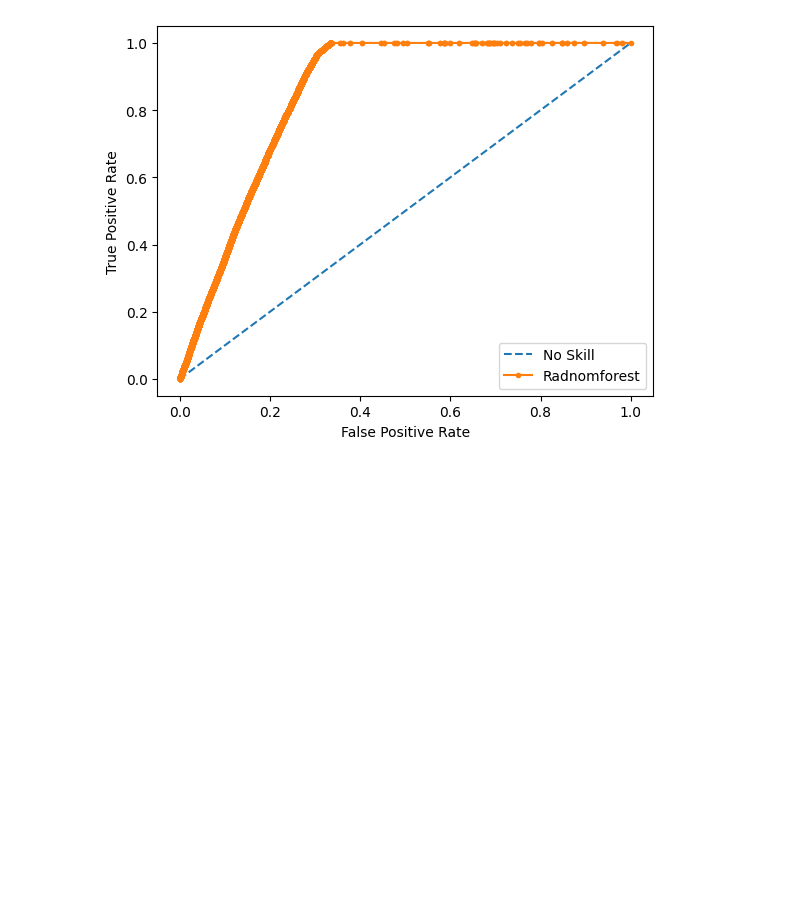
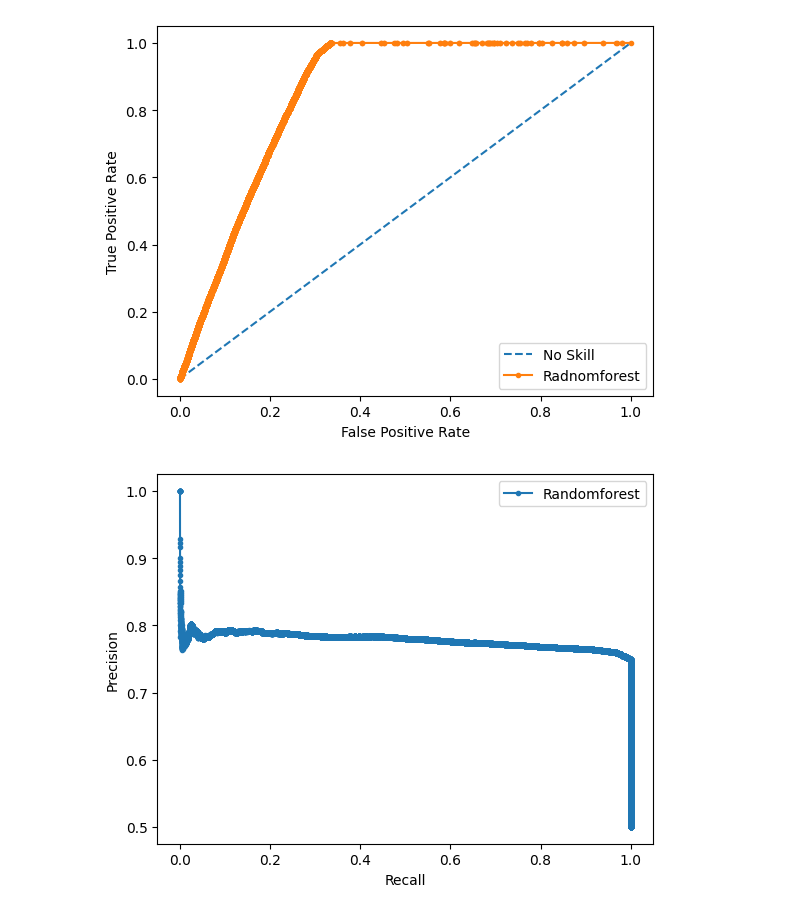
Before and after one commit to Vishal80990/company-attrition, a Jupyter notebook: Untitled.ipynb, the cells around one changed output. Drawn from its saved outputs; the diff is of its cells as text; code cells hidden in the pictures; blank space fills up the shorter version.

```diff
--- a/Untitled.ipynb
+++ b/Untitled.ipynb
@@ -220,3 +220,15 @@ plt.legend()
 plt.show()
 # %% [output]
 [figure]
+# %%
+lr_precision, lr_recall, _ = precision_recall_curve(y_test, pred_df["PROB"])
+plt.plot(lr_recall, lr_precision, marker='.', label='Randomforest')
+# axis labels
+plt.xlabel('Recall')
+plt.ylabel('Precision')
+# show the legend
+plt.legend()
+# show the plot
+plt.show()
+# %% [output]
+[figure, added]
```
Also changed, not shown: parts of 1 cell of this notebook.
